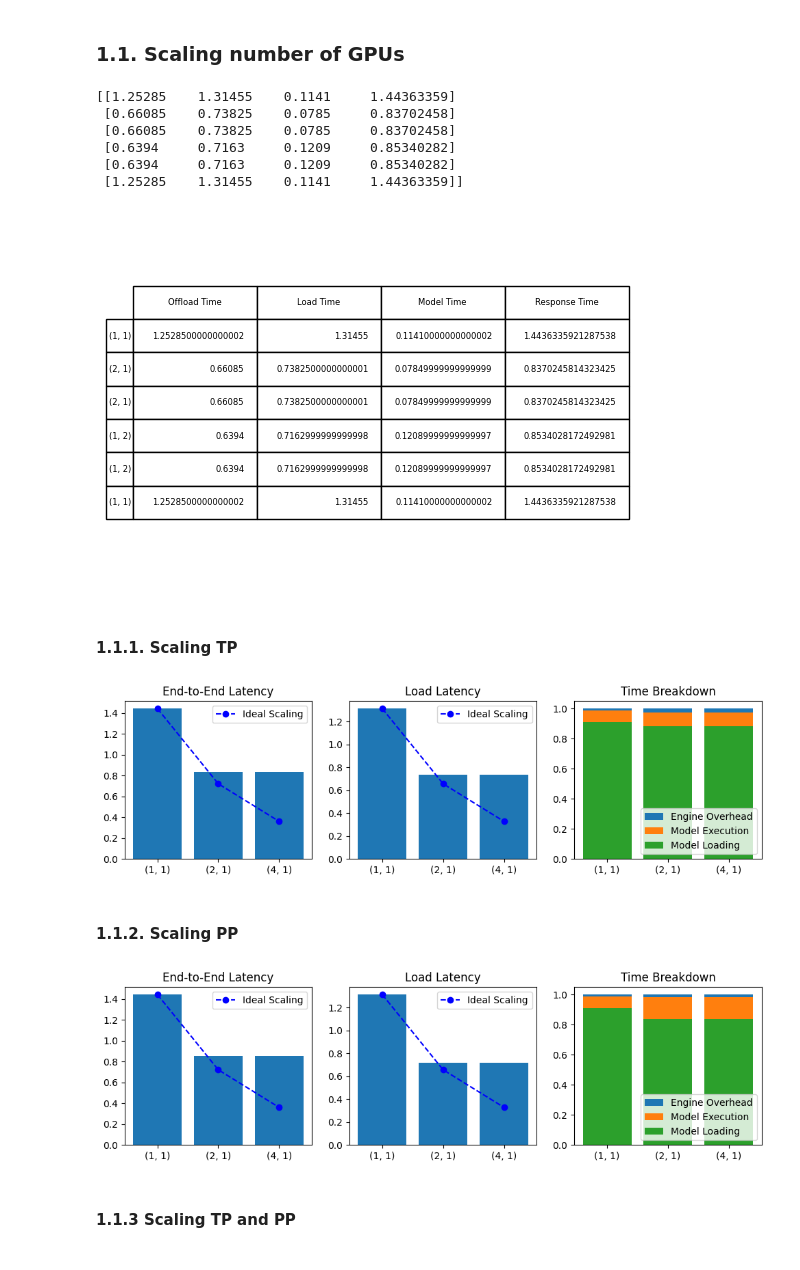
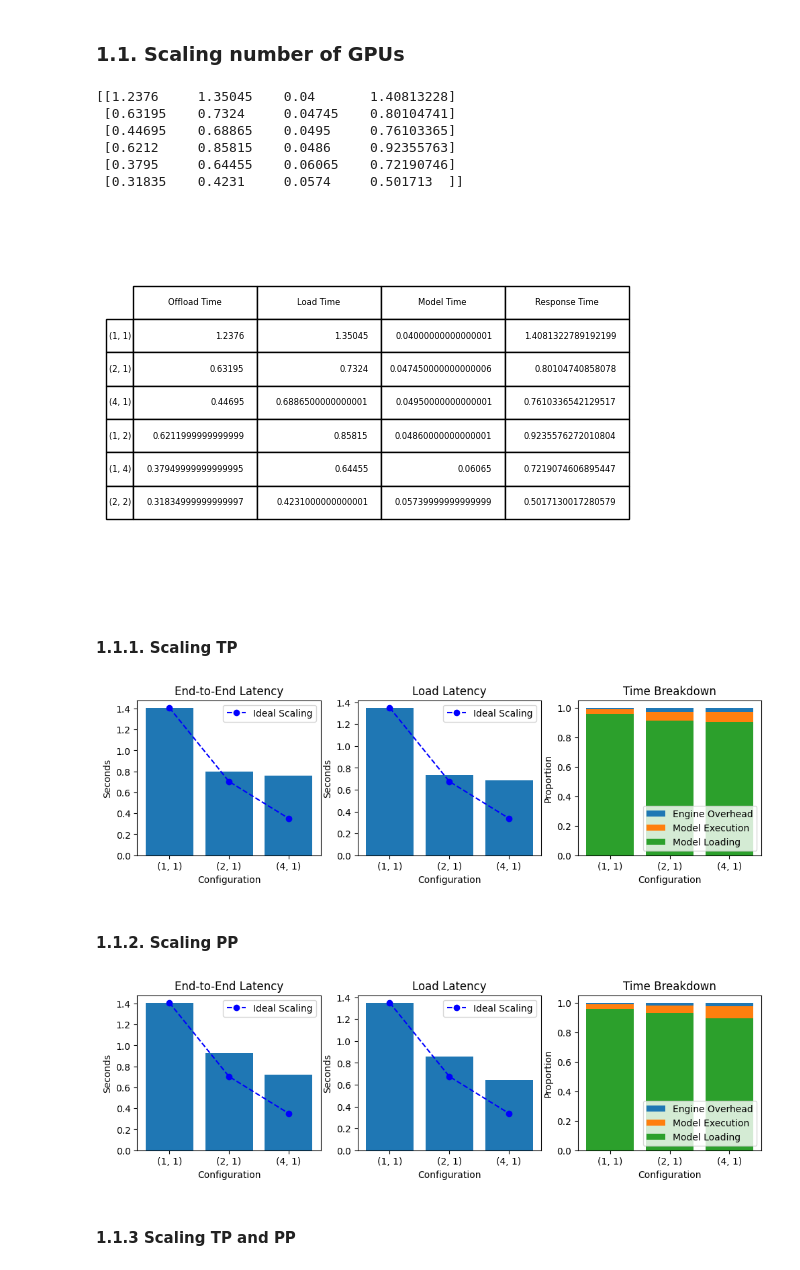
Before and after one commit to dlzou/computron, a Jupyter notebook: experiments/results.ipynb, the cells around one changed output. Saved outputs shown, nothing was run; the diff lists cells and outputs as text; code cells hidden in the pictures.

```diff
--- a/experiments/results.ipynb
+++ b/experiments/results.ipynb
@@ -21,7 +21,7 @@ For reference, Perlmutter GPU nodes have 4x A100 GPUs per mode, each with a PCIe
 ### 1.1. Scaling number of GPUs
 # %%
 cwd = globals()['_dh'][0]
-debug = True
+debug = False
 if debug:
     # Experiment parameters to debug this notebook
     model_name = "opt-6.7b"
@@ -93,40 +93,46 @@ tab = plt.table(mean_times, rowLabels=rows, colLabels=cols, loc="center")
 tab.scale(1, 2)
 plt.show()
 # %% [output]
-[[1.25285    1.31455    0.1141     1.44363359]
- [0.66085    0.73825    0.0785     0.83702458]
- [0.66085    0.73825    0.0785     0.83702458]
- [0.6394     0.7163     0.1209     0.85340282]
- [0.6394     0.7163     0.1209     0.85340282]
- [1.25285    1.31455    0.1141     1.44363359]]
+[[1.2376     1.35045    0.04       1.40813228]
+ [0.63195    0.7324     0.04745    0.80104741]
+ [0.44695    0.68865    0.0495     0.76103365]
+ [0.6212     0.85815    0.0486     0.92355763]
+ [0.3795     0.64455    0.06065    0.72190746]
+ [0.31835    0.4231     0.0574     0.501713  ]]
-[figure, old version]
+[figure, new version]
 # %% [markdown]
 #### 1.1.1. Scaling TP
 # %%
 x = ["(1, 1)", "(2, 1)", "(4, 1)"]
 mean_scale = mean_times[[0, 1, 2], :]
 mean_resp = mean_scale[:, 3]
 
 fig, axs = plt.subplots(1, 3, figsize=(12, 3))
 axs[0].bar(x, mean_resp)
 axs[0].plot(x, [mean_resp[0] / i for i in [1, 2, 4]], color="blue", marker="o", linestyle="--", label="Ideal Scaling")
 axs[0].set_title("End-to-End Latency")
+axs[0].set_xlabel("Configuration")
+axs[0].set_ylabel("Seconds")
 axs[0].legend()
 
 axs[1].bar(x, mean_scale[:, 1])
 axs[1].plot(x, [mean_scale[0, 1] / i for i in [1, 2, 4]], color="blue", marker="o", linestyle="--", label="Ideal Scaling")
 axs[1].set_title("Load Latency")
+axs[1].set_xlabel("Configuration")
+axs[1].set_ylabel("Seconds")
 axs[1].legend()
 
 axs[2].bar(x, 1, label="Engine Overhead")
 axs[2].bar(x, np.sum(mean_scale[:, 1:3], axis=1) / mean_resp, label="Model Execution")
 axs[2].bar(x, mean_scale[:, 1] / mean_resp, label="Model Loading")
 axs[2].set_title("Time Breakdown")
+axs[2].set_xlabel("Configuration")
+axs[2].set_ylabel("Proportion")
 axs[2].legend(loc="lower right")
 
 plt.show()
 # %% [output]
-[figure, old version]
+[figure, new version]
 # %% [markdown]
 #### 1.1.2. Scaling PP
 # %%
@@ -138,22 +144,28 @@ fig, axs = plt.subplots(1, 3, figsize=(12, 3))
 axs[0].bar(x, mean_resp)
 axs[0].plot(x, [mean_resp[0] / i for i in [1, 2, 4]], color="blue", marker="o", linestyle="--", label="Ideal Scaling")
 axs[0].set_title("End-to-End Latency")
+axs[0].set_xlabel("Configuration")
+axs[0].set_ylabel("Seconds")
 axs[0].legend()
 
 axs[1].bar(x, mean_scale[:, 1])
 axs[1].plot(x, [mean_scale[0, 1] / i for i in [1, 2, 4]], color="blue", marker="o", linestyle="--", label="Ideal Scaling")
 axs[1].set_title("Load Latency")
+axs[1].set_xlabel("Configuration")
+axs[1].set_ylabel("Seconds")
 axs[1].legend()
 
 axs[2].bar(x, 1, label="Engine Overhead")
 axs[2].bar(x, np.sum(mean_scale[:, 1:3], axis=1) / mean_resp, label="Model Execution")
 axs[2].bar(x, mean_scale[:, 1] / mean_resp, label="Model Loading")
 axs[2].set_title("Time Breakdown")
+axs[2].set_xlabel("Configuration")
+axs[2].set_ylabel("Proportion")
 axs[2].legend(loc="lower right")
 
 plt.show()
 # %% [output]
-[figure, old version]
+[figure, new version]
 # %% [markdown]
 #### 1.1.3 Scaling TP and PP
 # %%
```
Also changed, not shown: parts of 6 cells of this notebook, 1 other file.
